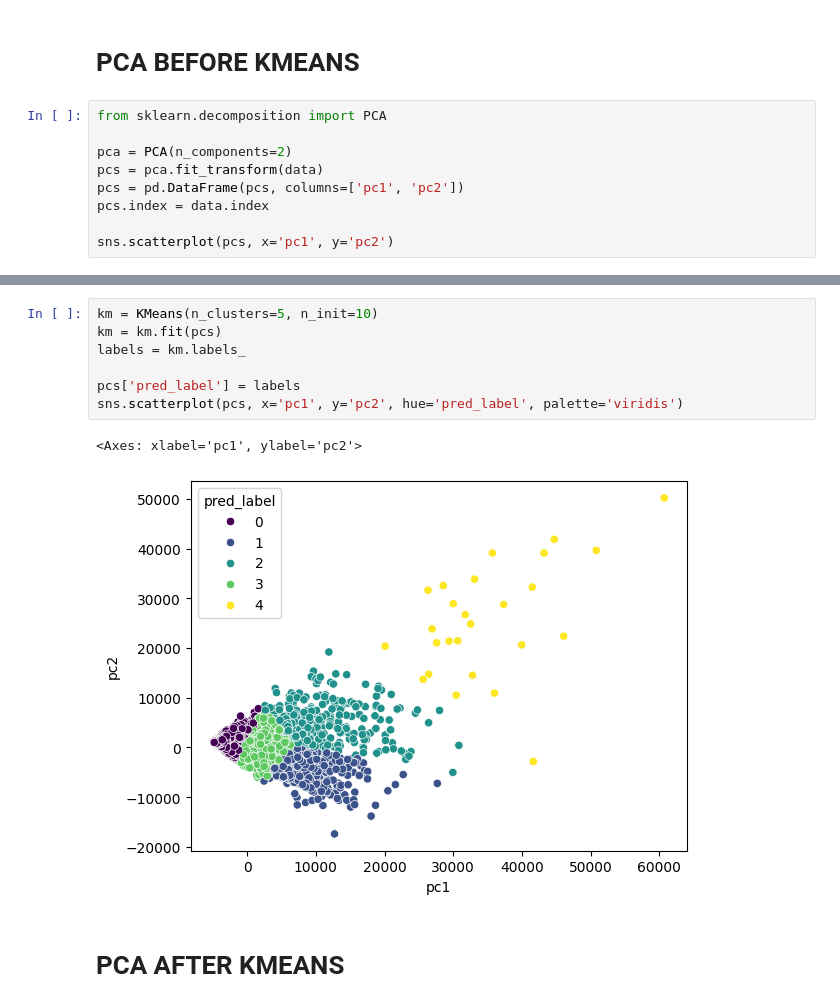
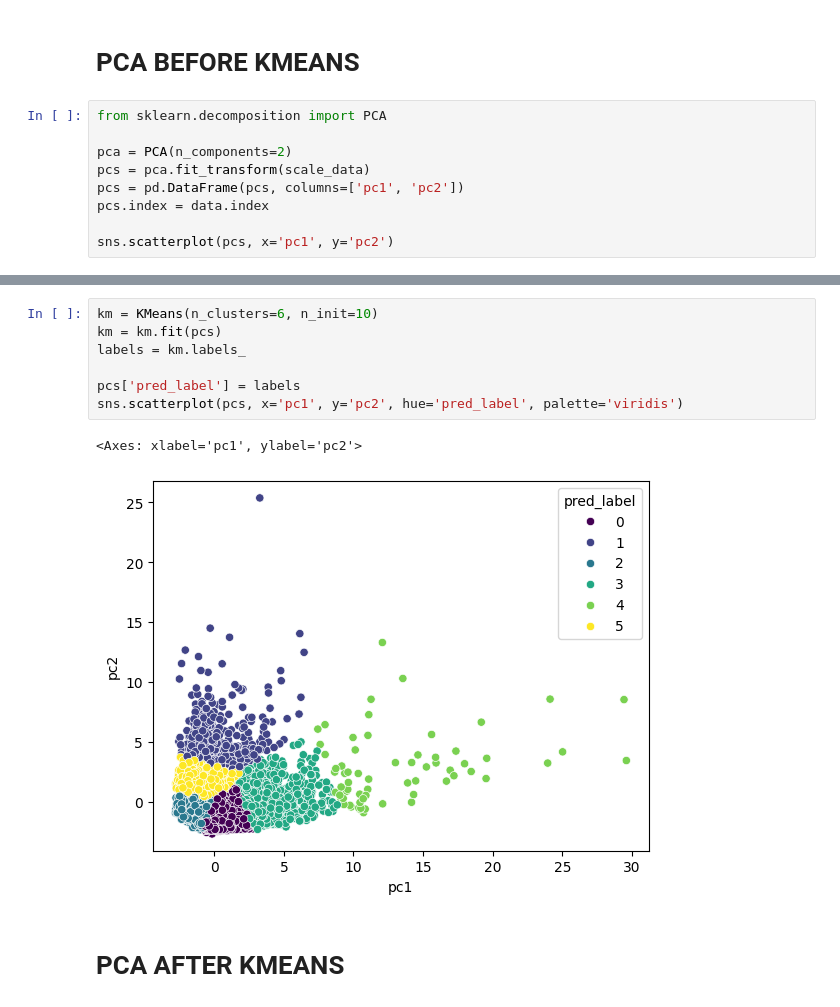
Before and after one commit to akashnaren/groove, a Jupyter notebook: Code_groupXXX.ipynb, the cells around one changed output, grey strips where cells are left out. Cells and saved outputs as stored; diff of their text form.

```diff
--- a/Code_groupXXX.ipynb
+++ b/Code_groupXXX.ipynb
@@ -152,7 +171,7 @@ plt.show()
 from sklearn.decomposition import PCA
 
 pca = PCA(n_components=2)
-pcs = pca.fit_transform(data)
+pcs = pca.fit_transform(scale_data)
 pcs = pd.DataFrame(pcs, columns=['pc1', 'pc2'])
 pcs.index = data.index
 
@@ -180,13 +199,13 @@ plt.show()
 # %%
-km = KMeans(n_clusters=5, n_init=10)
+km = KMeans(n_clusters=6, n_init=10)
 km = km.fit(pcs)
 labels = km.labels_
 
 pcs['pred_label'] = labels
 sns.scatterplot(pcs, x='pc1', y='pc2', hue='pred_label', palette='viridis')
 # %% [output]
 <Axes: xlabel='pc1', ylabel='pc2'>
-[figure, old version]
+[figure, new version]
 # %% [markdown]
 # PCA AFTER KMEANS
 # %%
```
Also changed, not shown: parts of 8 cells of this notebook.
